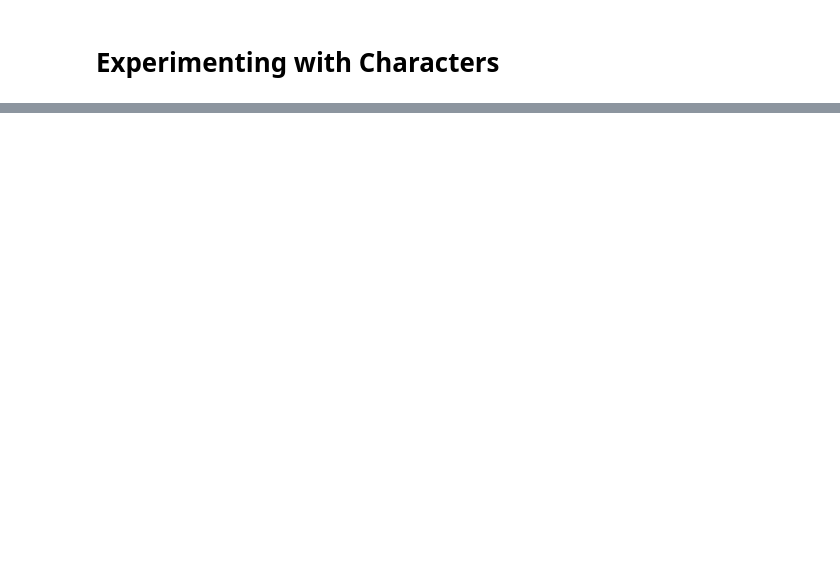
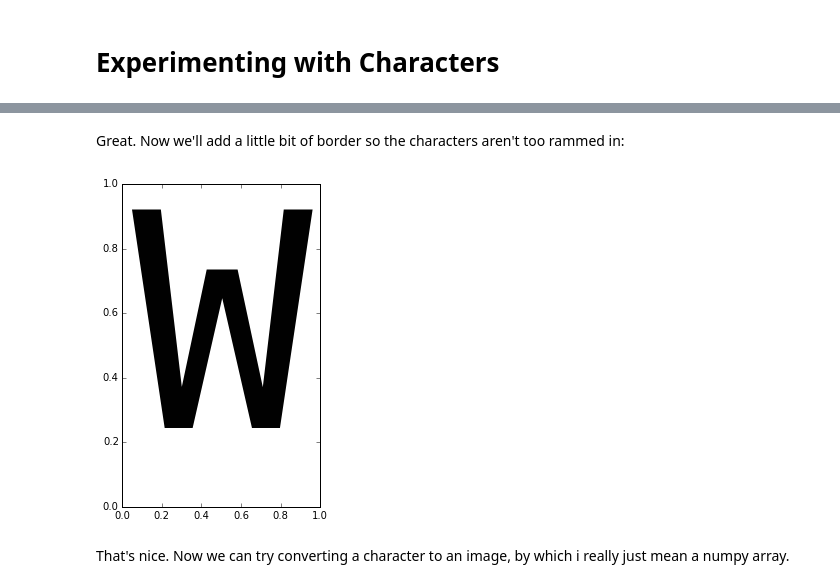
Before and after one commit to drpeteb/ascii-art, a Jupyter notebook: Ascii-Art.ipynb, the cells around one changed output, grey strips where cells are left out. Cells and saved outputs as stored; diff of their text form; code cells hidden in the pictures; blank space fills up the shorter version.

```diff
--- a/Ascii-Art.ipynb
+++ b/Ascii-Art.ipynb
@@ -451,0 +98,25 @@ print(fv.shape)
+# %% [markdown]
+Great. Now we'll add a little bit of border so the characters aren't too rammed in:
+# %%
+# Specify a big font size
+fontsize = 300
+
+# Font paramters
+scale = 95
+aspect = 0.793
+descent = 0.29
+border = 0.05
+
+# Make a figure large enough for exactly 1 character
+figheight = (1+2*border)*fontsize*(1+descent)/scale
+figwidth =  (1+2*border)*fontsize*aspect/scale
+
+# Create the figure
+fig = plt.figure(figsize=(figwidth,figheight))
+ax = fig.add_axes((0,0,1,1))
+ax.text(border, (border+descent)/(1+2*border+descent), "W", family="monospace", fontsize=fontsize)
+plt.show()
+# %% [output]
+[figure, added]
+# %% [markdown]
+That's nice. Now we can try converting a character to an image, by which i really just mean a numpy array.
```
Also changed, not shown: parts of 69 cells of this notebook.
